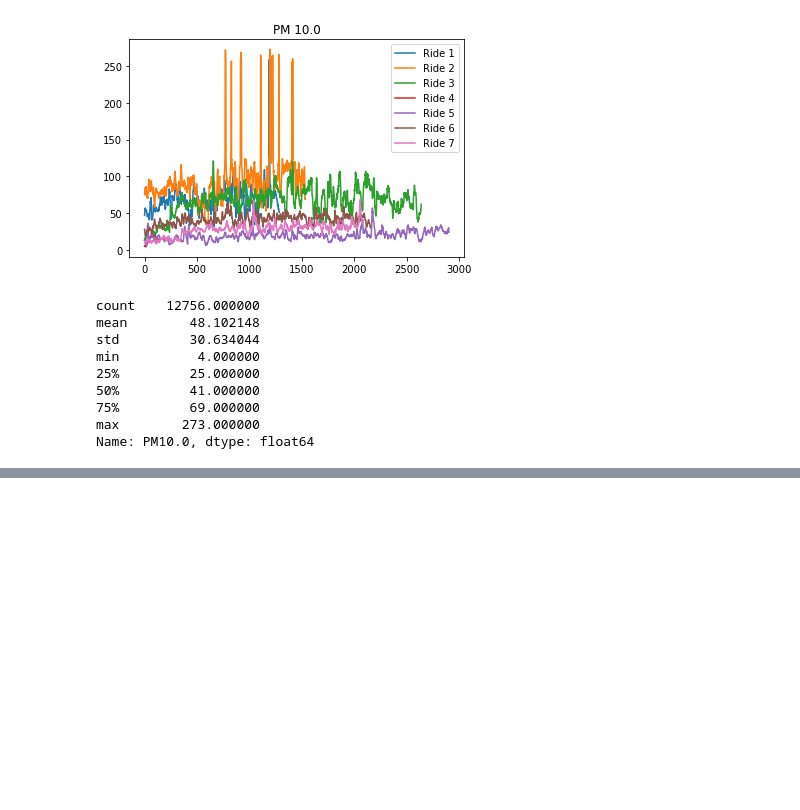
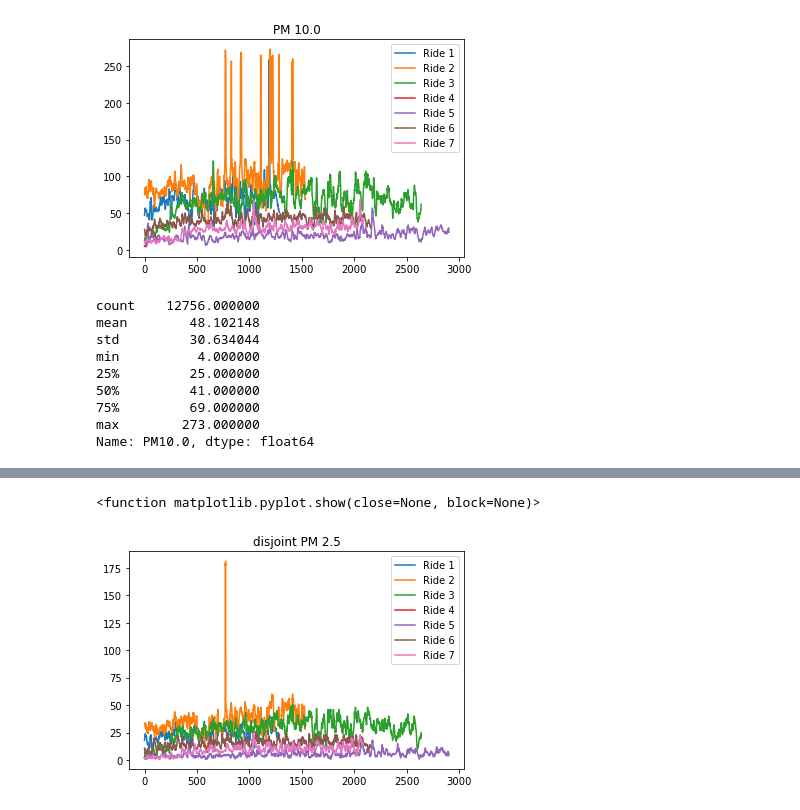
Before and after one commit to malte-b/musical_env_bike, a Jupyter notebook: plots/data_insights.ipynb, the cells around one changed output, grey strips where cells are left out. Saved outputs shown, nothing was run; the diff lists cells and outputs as text; code cells hidden in the pictures; blank space fills up the shorter version.

```diff
--- a/plots/data_insights.ipynb
+++ b/plots/data_insights.ipynb
@@ -154,0 +179,14 @@ pm10.plot.box()
+# %%
+plt.plot(df_ride_1.index, df_ride_1['2.5'], label='Ride 1')
+plt.plot(df_ride_2.index, df_ride_2['2.5'], label='Ride 2')
+plt.plot(df_ride_3.index, df_ride_3['2.5'], label='Ride 3')
+plt.plot(df_ride_4.index, df_ride_4['2.5'], label='Ride 4')
+plt.plot(df_ride_5.index, df_ride_5['2.5'], label='Ride 5')
+plt.plot(df_ride_6.index, df_ride_6['2.5'], label='Ride 6')
+plt.plot(df_ride_7.index, df_ride_7['2.5'], label='Ride 7')
+plt.legend()
+plt.title('disjoint PM 2.5')
+plt.show
+# %% [output]
+<function matplotlib.pyplot.show(close=None, block=None)>
+[figure, added]
```
Also changed, not shown: parts of 12 cells of this notebook.
